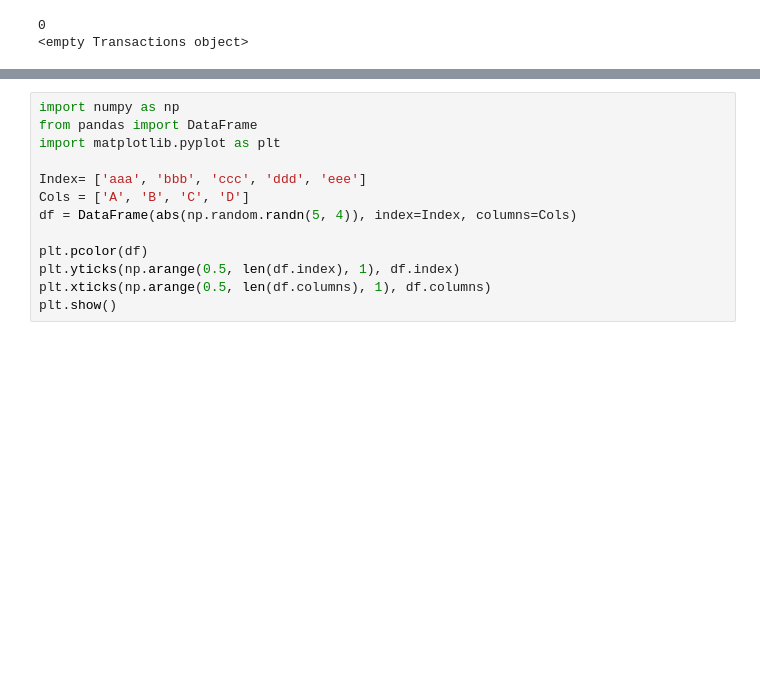
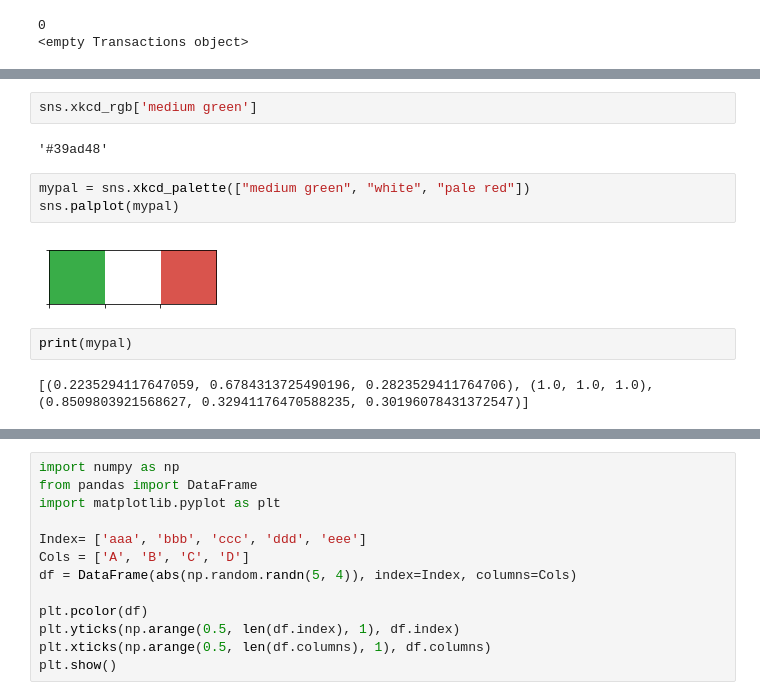
Before and after one commit to scribby182/Menthol, a Jupyter notebook: sandbox.ipynb, the cells around one changed output, grey strips where cells are left out. Drawn from its saved outputs; the diff is of its cells as text; blank space fills up the shorter version.

```diff
--- a/sandbox.ipynb
+++ b/sandbox.ipynb
@@ -161 +216,14 @@ df = bs_expenses.to_df(all_trxs, moving_average=[12])
+# %%
+sns.xkcd_rgb['medium green']
+# %% [output]
+'#39ad48'
+# %%
+mypal = sns.xkcd_palette(["medium green", "white", "pale red"])
+sns.palplot(mypal)
+# %% [output]
+[figure, added]
+# %%
+print(mypal)
+# %% [output]
+[(0.2235294117647059, 0.6784313725490196, 0.2823529411764706), (1.0, 1.0, 1.0), (0.8509803921568627, 0.32941176470588235, 0.30196078431372547)]
 # %%
```
Also changed, not shown: parts of 19 cells of this notebook, 4 other files.
